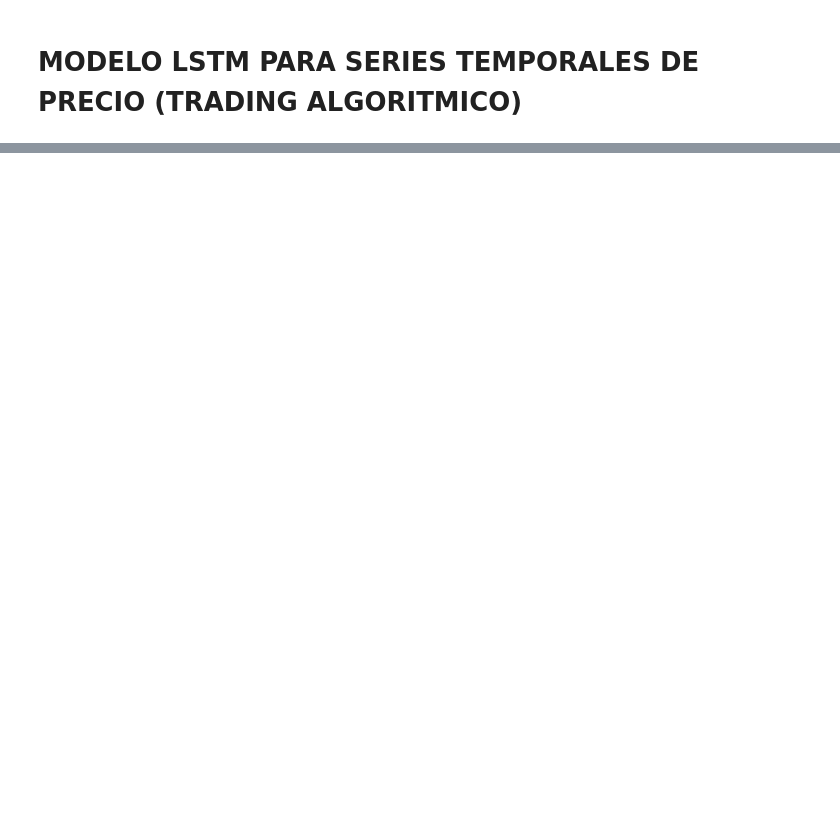
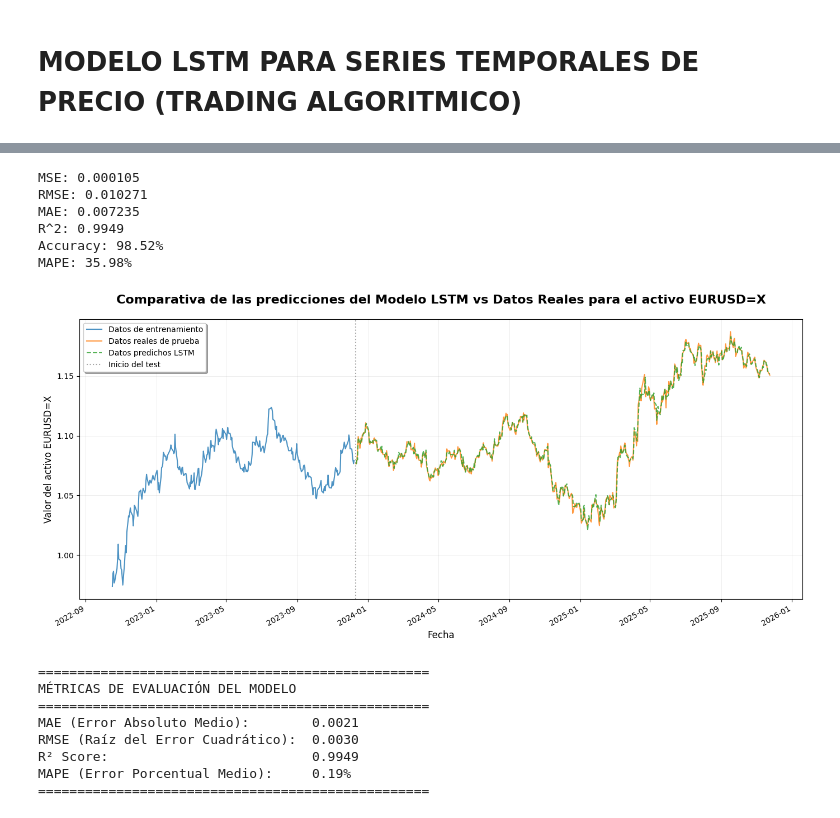
Before and after one commit to daparohe/Closing-Price-Prediction-LSTM, a Jupyter notebook: LSTM_TA.ipynb, the cells around one changed output, grey strips where cells are left out. Cells and saved outputs as stored; diff of their text form; code cells hidden in the pictures; blank space fills up the shorter version.

```diff
--- a/LSTM_TA.ipynb
+++ b/LSTM_TA.ipynb
@@ -18,3 +2,0 @@ warnings.filterwarnings('ignore')
-# %%
-plt.style.use('default')
-plt.rcParams['figure.figsize'] = (12, 6)
@@ -465,0 +155,75 @@ Error mínimo: 0.0000
+# %%
+from sklearn.metrics import mean_squared_error, mean_absolute_error, r2_score
+
+predicciones_escaladas = modelo.predict(X_prueba, verbose=0)
+
+mse_lstm = mean_squared_error(y_prueba, predicciones_escaladas)
+mae_lstm = mean_absolute_error(y_prueba, predicciones_escaladas)
+rmse_lstm = np.sqrt(mse_lstm)
+mape_lstm = np.mean(np.abs((y_prueba - predicciones_escaladas)/y_prueba)) * 100
+r2_lstm = r2_score(y_prueba, predicciones_escaladas)
+accuracy_lstm = 1 - (mae_lstm / np.mean(y_prueba))
+print(f"MSE: {mse_lstm:.6f}",f"RMSE: {rmse_lstm:.6f}",f"MAE: {mae_lstm:.6f}",f"R^2: {r2_lstm:.4f}",f"Accuracy: {accuracy_lstm:.2%}",f"MAPE: {mape_lstm:.2f}%",sep="\n")
+# %% [output]
+MSE: 0.000105
+RMSE: 0.010271
+MAE: 0.007235
+R^2: 0.9949
+Accuracy: 98.52%
+MAPE: 35.98%
+# %%
+datos_entrenamiento_mostrar = 300
+
+def des_escalar(datos_1d, escalador, indice_columna):
+    datos_1d = np.array(datos_1d).reshape(-1, 1)
+    dummy = np.zeros((len(datos_1d), escalador.n_features_in_))
+    dummy[:, indice_columna] = datos_1d.flatten()
+    datos_desescalados = escalador.inverse_transform(dummy)[:, indice_columna]
+    return datos_desescalados
+
+indice_columna_precio = df_caracteristicas.columns.get_loc(columna_precio)
+predicciones_reales = des_escalar(predicciones_escaladas, escalador, indice_columna_precio)
+valores_reales = des_escalar(y_prueba, escalador, indice_columna_precio)
+valores_entrenamiento = des_escalar(y_entrenamiento, escalador, indice_columna_precio)
+
+inicio_entrenamiento = max(0, len(valores_entrenamiento) - datos_entrenamiento_mostrar)
+fechas_entrenamiento = df.index[ventana_tiempo + inicio_entrenamiento:ventana_tiempo + len(valores_entrenamiento)]
+valores_entrenamiento_mostrar = valores_entrenamiento[inicio_entrenamiento:]
+fechas_prueba = df.index[ventana_tiempo + len(valores_entrenamiento):ventana_tiempo + len(valores_entrenamiento) + len(valores_reales)]
+
+plt.figure(figsize=(14, 7))
+plt.plot(fechas_entrenamiento, valores_entrenamiento_mostrar, label='Datos de entrenamiento', color='#1f77b4', linewidth=1.5, alpha=0.8)
+plt.plot(fechas_prueba, valores_reales, label='Datos reales de prueba', color='#ff7f0e', linewidth=1.5, alpha=0.8)
+plt.plot(fechas_prueba, predicciones_reales, label='Datos predichos LSTM', color='#2ca02c', linewidth=1.5, linestyle='--', alpha=0.8)
+plt.axvline(x=fechas_prueba[0], color='gray', linestyle=':', linewidth=1.5, label='Inicio del test', alpha=0.7)
+plt.title('Comparativa de las predicciones del Modelo LSTM vs Datos Reales para el activo EURUSD=X', fontsize=16, fontweight='bold', pad=20)
+plt.xlabel('Fecha', fontsize=12)
+plt.ylabel('Valor del activo EURUSD=X', fontsize=12)
+plt.legend(loc='upper left', frameon=True, shadow=True, fontsize=10)
+plt.grid(True, alpha=0.3, linestyle='-', linewidth=0.5)
+plt.tight_layout()
+plt.gcf().autofmt_xdate()
+plt.show()
+
+mae = mean_absolute_error(valores_reales, predicciones_reales)
+rmse = np.sqrt(mean_squared_error(valores_reales, predicciones_reales))
+r2 = r2_score(valores_reales, predicciones_reales)
+mape = np.mean(np.abs((valores_reales - predicciones_reales) / valores_reales)) * 100
+print(f"\n{'='*50}")
+print(f"MÉTRICAS DE EVALUACIÓN DEL MODELO")
+print(f"{'='*50}")
+print(f"MAE (Error Absoluto Medio):        {mae:.4f}")
+print(f"RMSE (Raíz del Error Cuadrático):  {rmse:.4f}")
+print(f"R² Score:                          {r2:.4f}")
+print(f"MAPE (Error Porcentual Medio):     {mape:.2f}%")
+print(f"{'='*50}\n")
+# %% [output]
+[figure, added]
+==================================================
+MÉTRICAS DE EVALUACIÓN DEL MODELO
+==================================================
+MAE (Error Absoluto Medio):        0.0021
+RMSE (Raíz del Error Cuadrático):  0.0030
+R² Score:                          0.9949
+MAPE (Error Porcentual Medio):     0.19%
+==================================================
```
Also changed, not shown: parts of 42 cells of this notebook.
